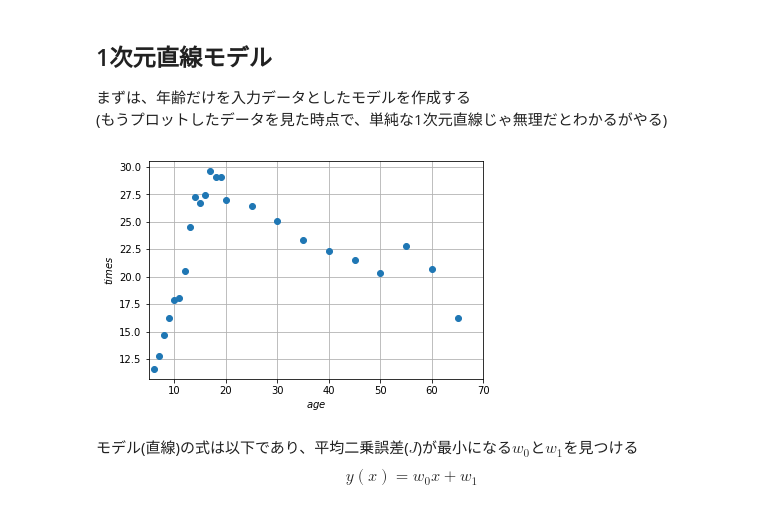
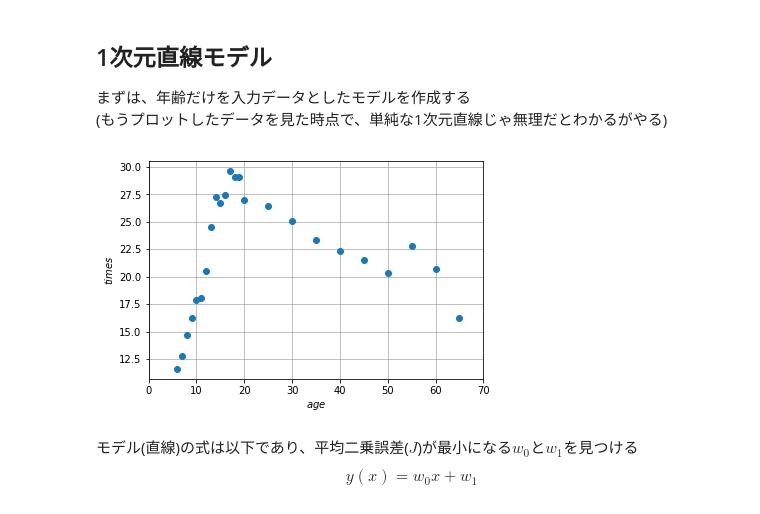
Before and after one commit to SGA-yoshiyuki-mimura/machine-learning-study, a Jupyter notebook: 教師あり_回帰.ipynb, the cells around one changed output. Saved outputs shown, nothing was run; the diff lists cells and outputs as text; code cells hidden in the pictures.

```diff
--- a/教師あり_回帰.ipynb
+++ b/教師あり_回帰.ipynb
@@ -108,21 +108,21 @@ $$
 # %%
 import matplotlib.pyplot as plt
 %matplotlib inline
 
 ages = orgData[:,0]
 times = orgData[:,3]
 
-age_min = 5
-age_max = 70
+age_min = 0
+age_max = ages.max() + 5
 
 plt.plot(ages, times, marker='o', linestyle='None')
 plt.xlim(age_min, age_max)
 plt.grid(True)
 plt.xlabel('$age$')
 plt.ylabel('$times$')
 plt.show()
 # %% [output]
-[figure, old version]
+[figure, new version]
 # %% [markdown]
 モデル(直線)の式は以下であり、平均二乗誤差($J$)が最小になる$w_{0}$と$w_{1}$を見つける
 $$
```
Also changed, not shown: parts of 3 cells of this notebook.
